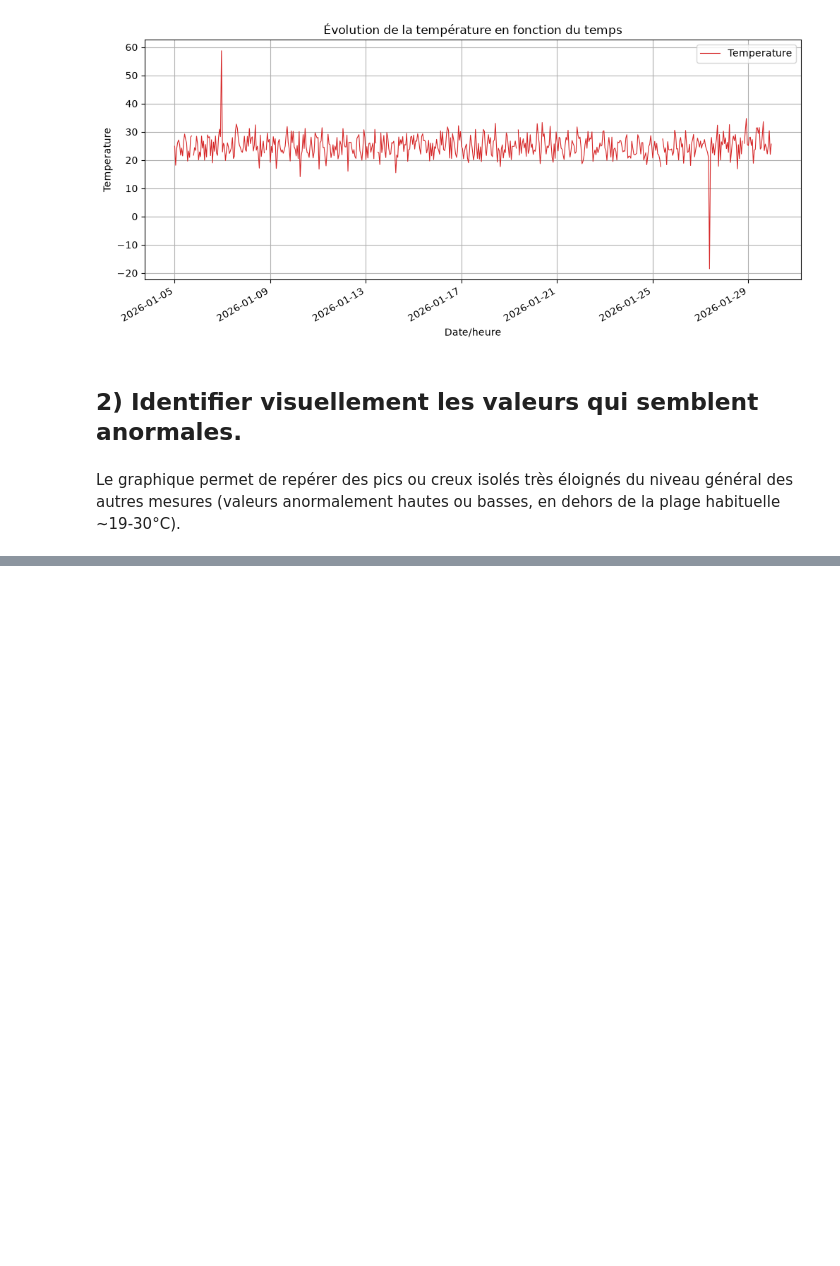
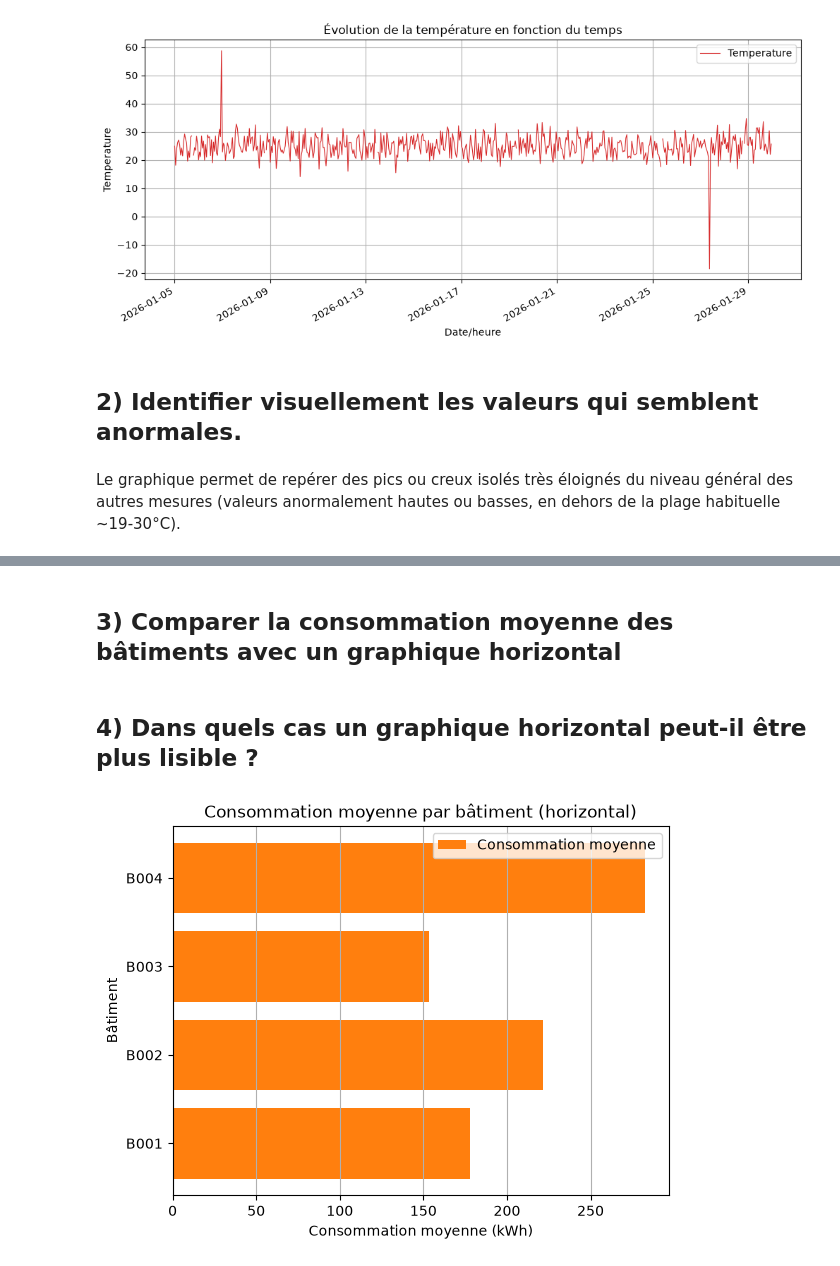
Before and after one commit to Damstat/atelier_matplotlib_iot, a Jupyter notebook: notebooks/telier_matplotlib_iot.ipynb, the cells around one changed output, grey strips where cells are left out. Drawn from its saved outputs; the diff is of its cells as text; code cells hidden in the pictures; blank space fills up the shorter version.

```diff
--- a/notebooks/telier_matplotlib_iot.ipynb
+++ b/notebooks/telier_matplotlib_iot.ipynb
@@ -63,0 +92,15 @@ Le graphique permet de repérer des pics ou creux isolés très éloignés du ni
+# %% [markdown]
+## 3) Comparer la consommation moyenne des bâtiments avec un graphique horizontal
+# %% [markdown]
+## 4) Dans quels cas un graphique horizontal peut-il être plus lisible ?
+# %%
+fig, ax = plt.subplots()
+ax.barh(consommation_batiment.index, consommation_batiment.values, color="tab:orange")
+ax.set_title("Consommation moyenne par bâtiment (horizontal)")
+ax.set_xlabel("Consommation moyenne (kWh)")
+ax.set_ylabel("Bâtiment")
+ax.legend(["Consommation moyenne"])
+ax.grid(axis="x")
+plt.show()
+# %% [output]
+[figure, added]
```
Also changed, not shown: parts of 5 cells of this notebook.
